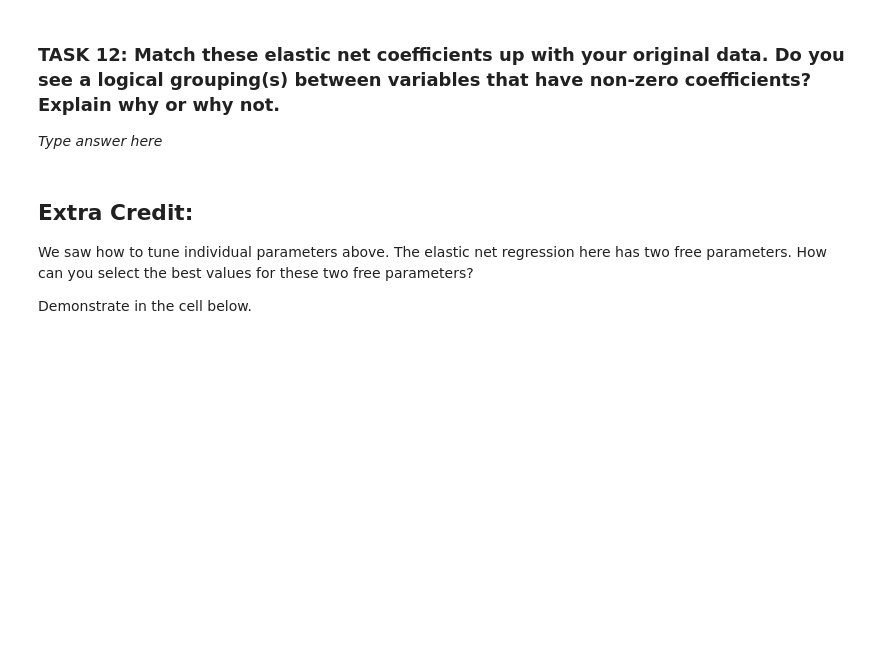
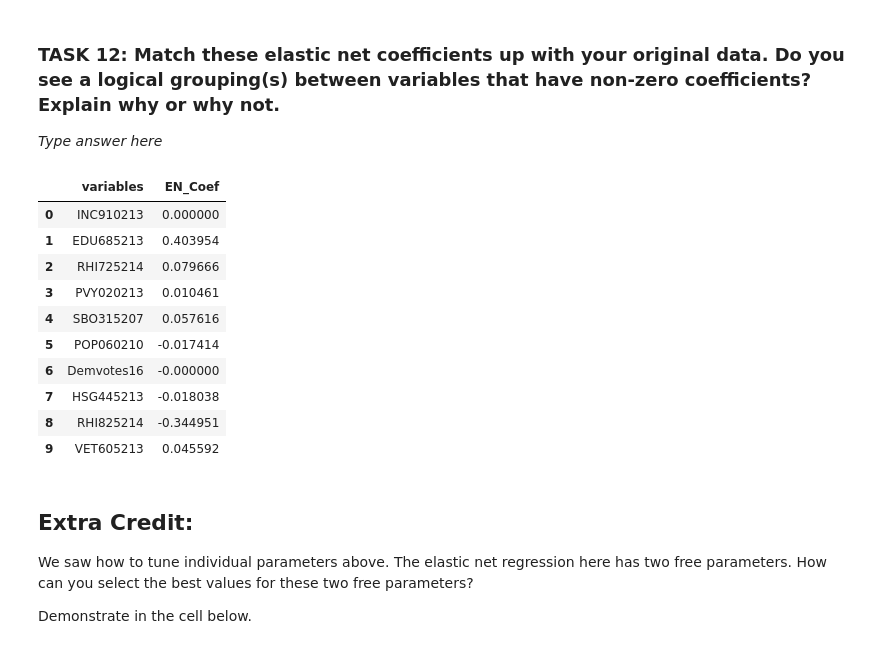
Before and after one commit to hsgarciad/EnvDatSci22, a Jupyter notebook: CodeSprints/multicollinearity_methods.ipynb, the cells around one changed output. Cells and saved outputs as stored; diff of their text form; code cells hidden in the pictures; blank space fills up the shorter version.

```diff
--- a/CodeSprints/multicollinearity_methods.ipynb
+++ b/CodeSprints/multicollinearity_methods.ipynb
@@ -548,6 +626,20 @@ vif['ElNet_coef']= model.coef_
 *Type answer here*
 # %%
 # Task 12 scratch cell:
+oridata_enc = pd.DataFrame({'variables':vif.features, 'EN_Coef':model.coef_})
+oridata_enc
+# %% [output]
+|  | variables | EN_Coef |
+| 0 | INC910213 | 0.000000 |
+| 1 | EDU685213 | 0.403954 |
+| 2 | RHI725214 | 0.079666 |
+| 3 | PVY020213 | 0.010461 |
+| 4 | SBO315207 | 0.057616 |
+| 5 | POP060210 | -0.017414 |
+| 6 | Demvotes16 | -0.000000 |
+| 7 | HSG445213 | -0.018038 |
+| 8 | RHI825214 | -0.344951 |
+| 9 | VET605213 | 0.045592 |
 # %% [markdown]
 ## Extra Credit:
 We saw how to tune individual parameters above. The elastic net regression here has two free parameters. How can you select the best values for these two free parameters?
```
Also changed, not shown: parts of 23 cells of this notebook.
